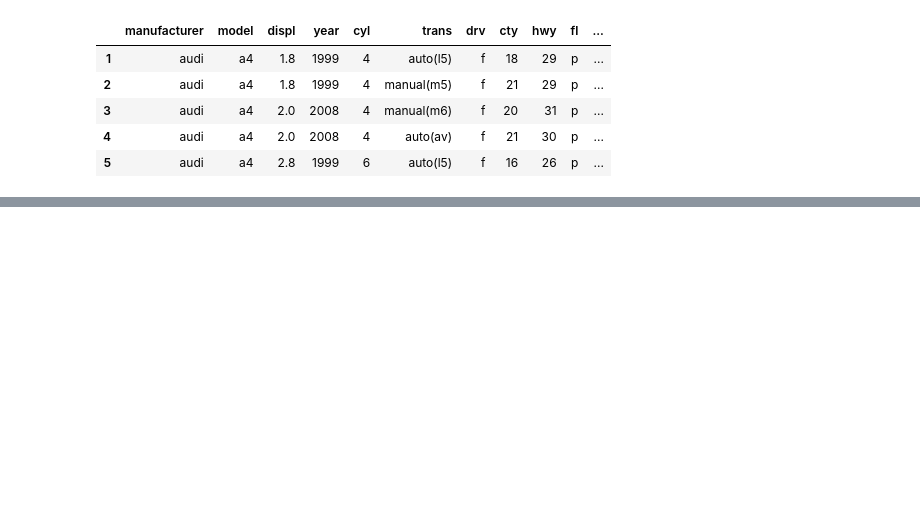
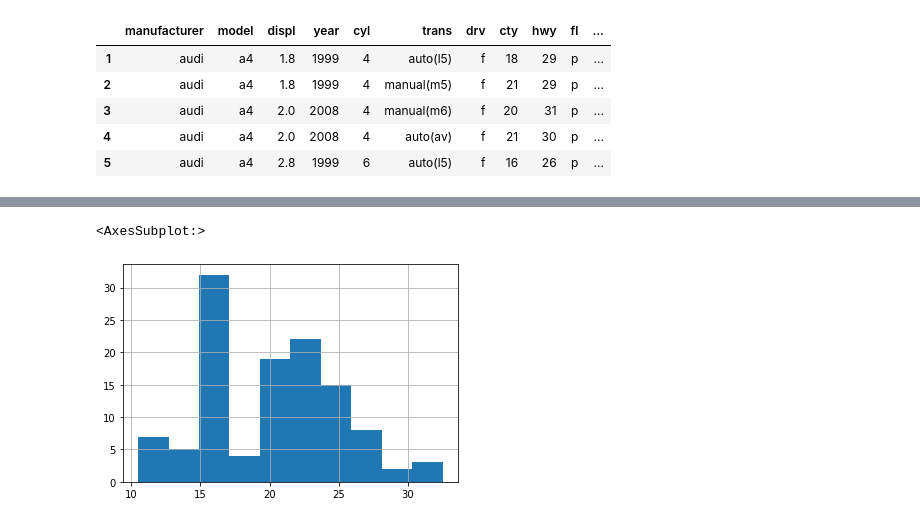
Before and after one commit to SLawsonWoods/statistics-exercises, a Jupyter notebook: hypothesis_testing.ipynb, the cells around one changed output, grey strips where cells are left out. Drawn from its saved outputs; the diff is of its cells as text; code cells hidden in the pictures; blank space fills up the shorter version.

```diff
--- a/hypothesis_testing.ipynb
+++ b/hypothesis_testing.ipynb
@@ -153,0 +199,6 @@ stats.ttest.ind formula find this
+# %%
+yr_2008 = df[df.year == 2008].avg_mpg
+yr_2008.hist()
+# %% [output]
+<AxesSubplot:>
+[figure, added]
```
Also changed, not shown: parts of 19 cells of this notebook, 1 other file.
